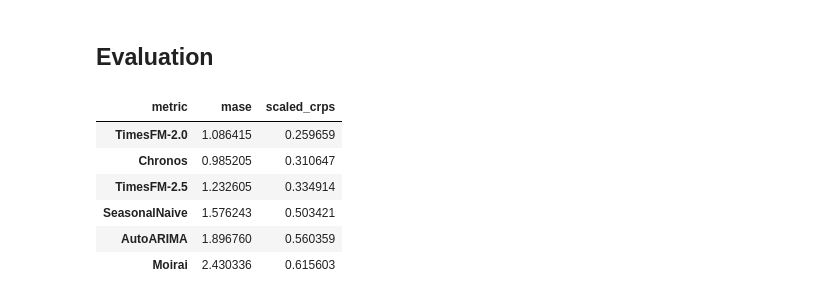
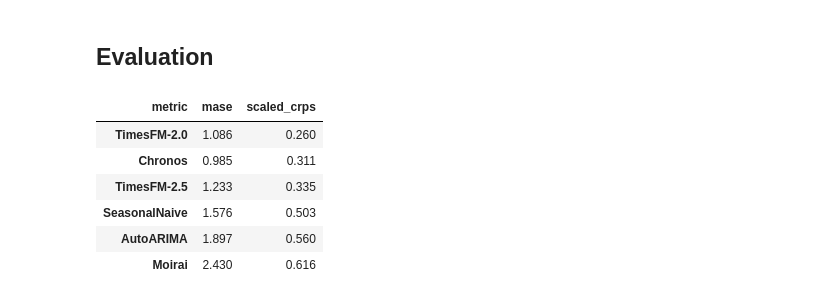
Before and after one commit to mpg05883/timecopilot, a Jupyter notebook: docs/examples/ts-foundation-models-comparison-quickstart.ipynb, the cells around one changed output. Saved outputs shown, nothing was run; the diff lists cells and outputs as text; code cells hidden in the pictures.

Commit message:
chore: round results

```diff
--- a/docs/examples/ts-foundation-models-comparison-quickstart.ipynb
+++ b/docs/examples/ts-foundation-models-comparison-quickstart.ipynb
@@ -96,16 +96,16 @@ from utilsforecast.losses import mase, scaled_crps
 # %%
 eval_df = evaluate(
     cv_df.drop(columns=["cutoff"]),
     train_df=df.query("ds <= '2024-08-31'"),
     metrics=[partial(mase, seasonality=12), scaled_crps],
     level=level,
 )
-eval_df.groupby("metric").mean(numeric_only=True).T.sort_values(by="scaled_crps")
+eval_df.groupby("metric").mean(numeric_only=True).T.sort_values(by="scaled_crps").round(3)
 # %% [output]
 | metric | mase | scaled_crps |
-| TimesFM-2.0 | 1.086415 | 0.259659 |
-| Chronos | 0.985205 | 0.310647 |
-| TimesFM-2.5 | 1.232605 | 0.334914 |
-| SeasonalNaive | 1.576243 | 0.503421 |
-| AutoARIMA | 1.896760 | 0.560359 |
-| Moirai | 2.430336 | 0.615603 |
+| TimesFM-2.0 | 1.086 | 0.260 |
+| Chronos | 0.985 | 0.311 |
+| TimesFM-2.5 | 1.233 | 0.335 |
+| SeasonalNaive | 1.576 | 0.503 |
+| AutoARIMA | 1.897 | 0.560 |
+| Moirai | 2.430 | 0.616 |
```
